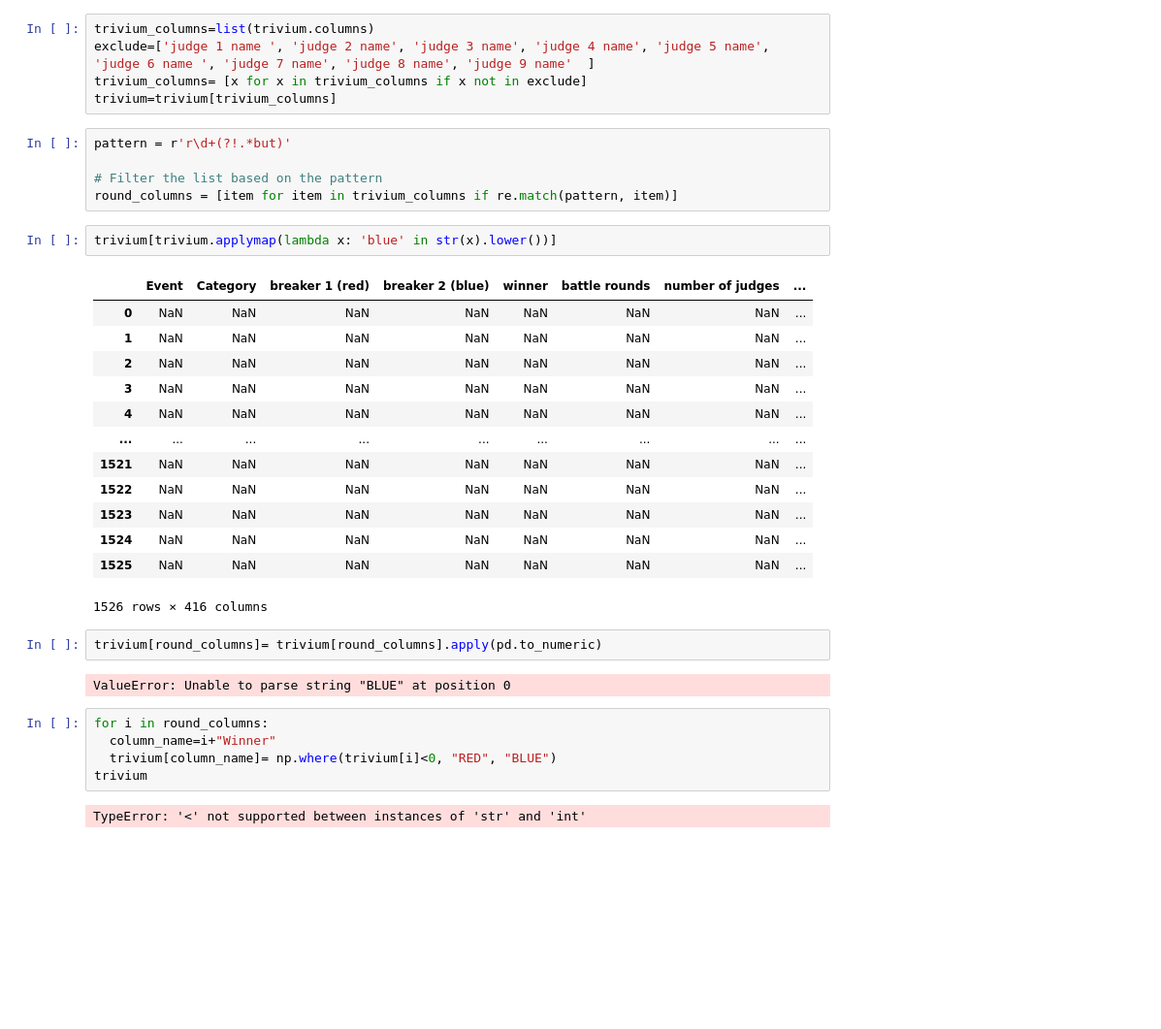
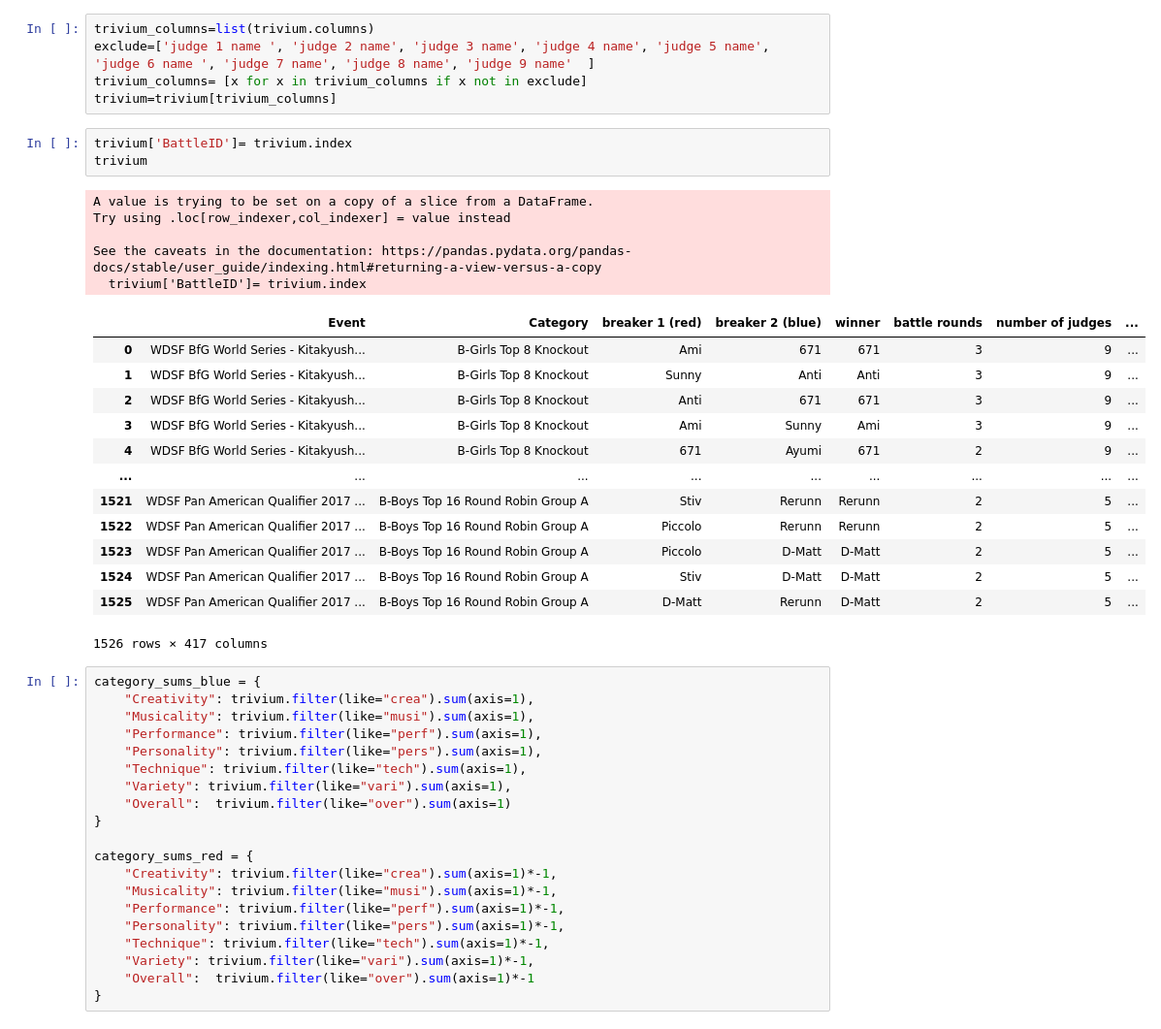
Before and after one commit to smahnke17/capstone, a Jupyter notebook: data_exploration.ipynb, the cells around one changed output. Shown at 97% size. Saved outputs shown, nothing was run; the diff lists cells and outputs as text; blank space fills up the shorter version.

```diff
--- a/data_exploration.ipynb
+++ b/data_exploration.ipynb
@@ -56,35 +60,45 @@ trivium_columns=list(trivium.columns)
 exclude=['judge 1 name ', 'judge 2 name', 'judge 3 name', 'judge 4 name', 'judge 5 name', 'judge 6 name ', 'judge 7 name', 'judge 8 name', 'judge 9 name'  ]
 trivium_columns= [x for x in trivium_columns if x not in exclude]
 trivium=trivium[trivium_columns]
-# %%
-pattern = r'r\d+(?!.*but)'
-
-# Filter the list based on the pattern
-round_columns = [item for item in trivium_columns if re.match(pattern, item)]
-# %%
-trivium[trivium.applymap(lambda x: 'blue' in str(x).lower())]
-# %% [output]
-|  | Event | Category | breaker 1 (red) | breaker 2 (blue) | winner | battle rounds | number of judges | ... |
-| 0 | NaN | NaN | NaN | NaN | NaN | NaN | NaN | ... |
-| 1 | NaN | NaN | NaN | NaN | NaN | NaN | NaN | ... |
-| 2 | NaN | NaN | NaN | NaN | NaN | NaN | NaN | ... |
-| 3 | NaN | NaN | NaN | NaN | NaN | NaN | NaN | ... |
-| 4 | NaN | NaN | NaN | NaN | NaN | NaN | NaN | ... |
-| ... | ... | ... | ... | ... | ... | ... | ... | ... |
-| 1521 | NaN | NaN | NaN | NaN | NaN | NaN | NaN | ... |
-| 1522 | NaN | NaN | NaN | NaN | NaN | NaN | NaN | ... |
-| 1523 | NaN | NaN | NaN | NaN | NaN | NaN | NaN | ... |
-| 1524 | NaN | NaN | NaN | NaN | NaN | NaN | NaN | ... |
-| 1525 | NaN | NaN | NaN | NaN | NaN | NaN | NaN | ... |
-1526 rows × 416 columns
-# %%
-trivium[round_columns]= trivium[round_columns].apply(pd.to_numeric)
-# %% [output]
-ValueError: Unable to parse string "BLUE" at position 0
-# %%
-for i in round_columns:
-  column_name=i+"Winner"
-  trivium[column_name]= np.where(trivium[i]<0, "RED", "BLUE")
-trivium
-# %% [output]
-TypeError: '<' not supported between instances of 'str' and 'int'
+# %%
+trivium['BattleID']= trivium.index
+trivium
+# %% [output]
+A value is trying to be set on a copy of a slice from a DataFrame.
+Try using .loc[row_indexer,col_indexer] = value instead
+
+See the caveats in the documentation: https://pandas.pydata.org/pandas-docs/stable/user_guide/indexing.html#returning-a-view-versus-a-copy
+  trivium['BattleID']= trivium.index
+|  | Event | Category | breaker 1 (red) | breaker 2 (blue) | winner | battle rounds | number of judges | ... |
+| 0 | WDSF BfG World Series - Kitakyush... | B-Girls Top 8 Knockout | Ami | 671 | 671 | 3 | 9 | ... |
+| 1 | WDSF BfG World Series - Kitakyush... | B-Girls Top 8 Knockout | Sunny | Anti | Anti | 3 | 9 | ... |
+| 2 | WDSF BfG World Series - Kitakyush... | B-Girls Top 8 Knockout | Anti | 671 | 671 | 3 | 9 | ... |
+| 3 | WDSF BfG World Series - Kitakyush... | B-Girls Top 8 Knockout | Ami | Sunny | Ami | 3 | 9 | ... |
+| 4 | WDSF BfG World Series - Kitakyush... | B-Girls Top 8 Knockout | 671 | Ayumi | 671 | 2 | 9 | ... |
+| ... | ... | ... | ... | ... | ... | ... | ... | ... |
+| 1521 | WDSF Pan American Qualifier 2017 ... | B-Boys Top 16 Round Robin Group A | Stiv | Rerunn | Rerunn | 2 | 5 | ... |
+| 1522 | WDSF Pan American Qualifier 2017 ... | B-Boys Top 16 Round Robin Group A | Piccolo | Rerunn | Rerunn | 2 | 5 | ... |
+| 1523 | WDSF Pan American Qualifier 2017 ... | B-Boys Top 16 Round Robin Group A | Piccolo | D-Matt | D-Matt | 2 | 5 | ... |
+| 1524 | WDSF Pan American Qualifier 2017 ... | B-Boys Top 16 Round Robin Group A | Stiv | D-Matt | D-Matt | 2 | 5 | ... |
+| 1525 | WDSF Pan American Qualifier 2017 ... | B-Boys Top 16 Round Robin Group A | D-Matt | Rerunn | D-Matt | 2 | 5 | ... |
+1526 rows × 417 columns
+# %%
+category_sums_blue = {
+    "Creativity": trivium.filter(like="crea").sum(axis=1),
+    "Musicality": trivium.filter(like="musi").sum(axis=1),
+    "Performance": trivium.filter(like="perf").sum(axis=1),
+    "Personality": trivium.filter(like="pers").sum(axis=1),
+    "Technique": trivium.filter(like="tech").sum(axis=1),
+    "Variety": trivium.filter(like="vari").sum(axis=1),
+    "Overall":  trivium.filter(like="over").sum(axis=1)
+}
+
+category_sums_red = {
+    "Creativity": trivium.filter(like="crea").sum(axis=1)*-1,
+    "Musicality": trivium.filter(like="musi").sum(axis=1)*-1,
+    "Performance": trivium.filter(like="perf").sum(axis=1)*-1,
+    "Personality": trivium.filter(like="pers").sum(axis=1)*-1,
+    "Technique": trivium.filter(like="tech").sum(axis=1)*-1,
+    "Variety": trivium.filter(like="vari").sum(axis=1)*-1,
+    "Overall":  trivium.filter(like="over").sum(axis=1)*-1
+}
```
Also changed, not shown: parts of 13 cells of this notebook.
